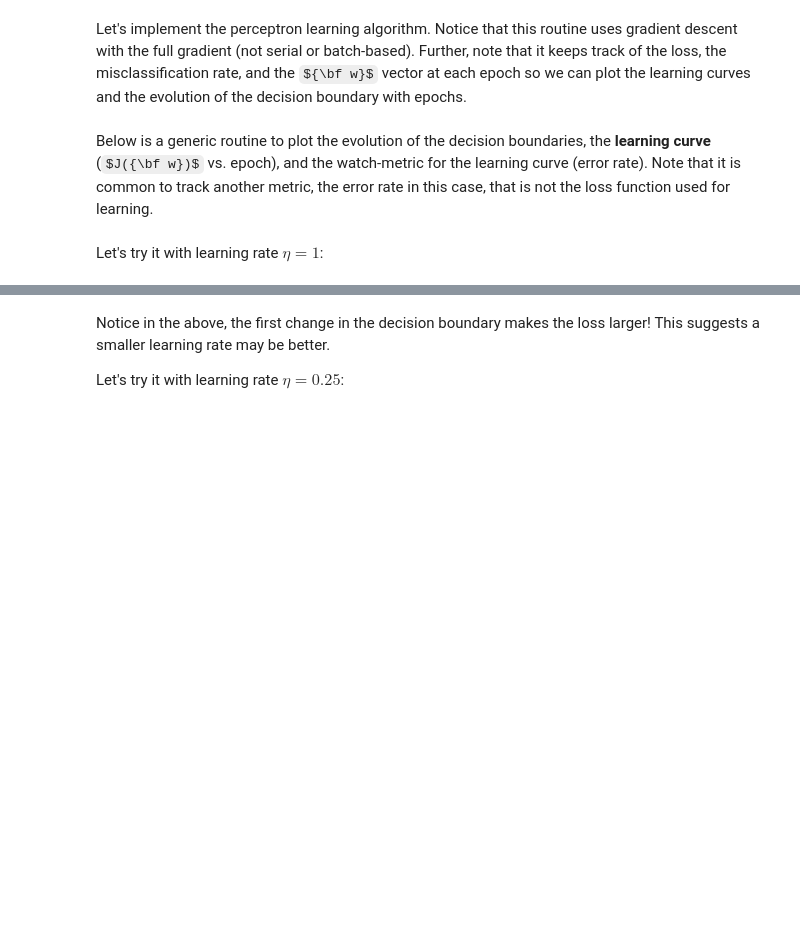
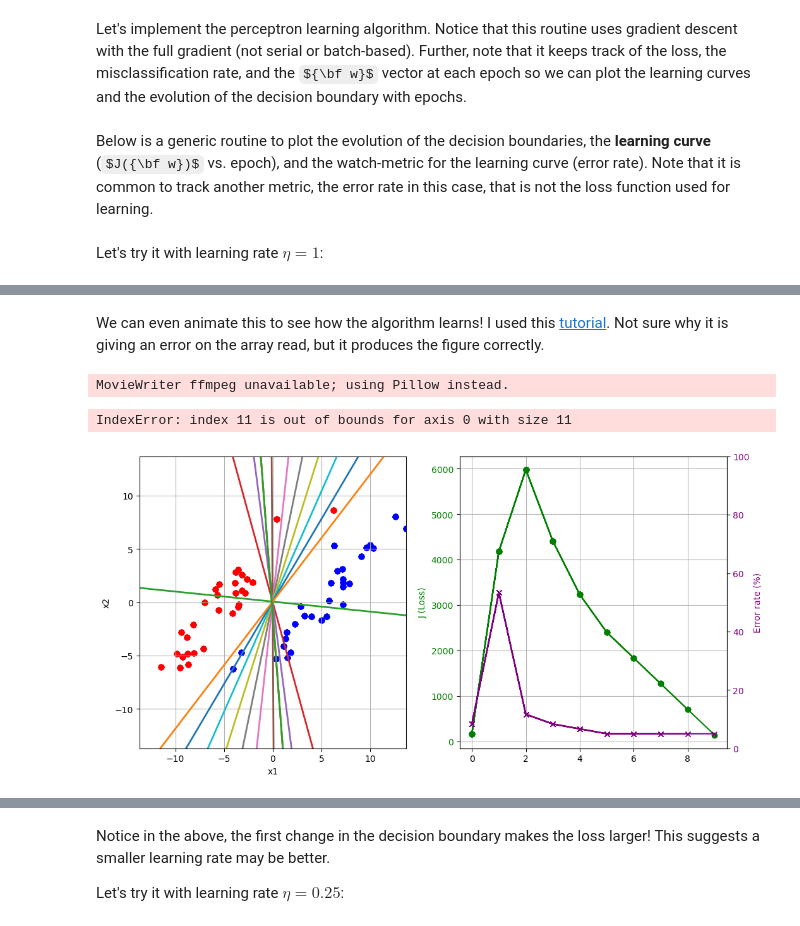
Before and after one commit to keithchugg/ee559_spring2023, a Jupyter notebook: lecture/perceptron_learning.ipynb, the cells around one changed output, grey strips where cells are left out. Saved outputs shown, nothing was run; the diff lists cells and outputs as text; code cells hidden in the pictures; some formulas as TeX source; blank space fills up the shorter version.

Commit message:
added gif for learning.

```diff
--- a/lecture/perceptron_learning.ipynb
+++ b/lecture/perceptron_learning.ipynb
@@ -138,0 +139,51 @@ epoch 11        errors: 0       J: -0.0 w_hat:[-30.60401571 180.48172818 -92.463
+# %% [markdown]
+We can even animate this to see how the algorithm learns!  I used this [tutorial](https://towardsdatascience.com/learn-how-to-create-animated-graphs-in-python-fce780421afe).  Not sure why it is giving an error on the array read, but it produces the figure correctly.
+# %%
+def create_animated_learning(fname):
+    fig_to_animate, ax = plt.subplots(1, 2, sharex=False, figsize=(12, 6))
+    ## scatter plot with deciscion boundaries
+    ax[0].set_xlabel('x1')
+    ax[0].set_ylabel('x2')
+    ax[0].grid(':')
+    LIMIT = np.max(x)
+    ax[0].set_xlim([-LIMIT, LIMIT])
+    ax[0].set_ylim([-LIMIT, LIMIT])
+
+    ## Learning curve
+    ax2 = ax[1].twinx()
+    ax[1].set_ylabel('J (Loss)', color = 'green')
+    ax[1].tick_params(axis ='y', labelcolor = 'green')
+    ax2.set_ylabel('Error rate (%)', color = 'purple')
+    ax2.tick_params(axis ='y', labelcolor = 'purple')
+    # ax2.set_ylabel('error rate (%)')
+    ax2.set_ylim([0,100])
+    ax[1].grid(':')
+
+    def animate_plot(epoch):
+        w_hat = w_hats[epoch]
+        x_1 = x[labels==1]
+        x_2 = x[labels==2]
+
+        ## scatter plot with deciscion boundaries
+        LIMIT = np.max(x)
+        x_plot = np.arange(-1 * LIMIT, LIMIT, 0.01)
+        ax[0].scatter(x_1.T[0], x_1.T[1], fc=(0, 0, 1, 0.5), label='class 1')
+        ax[0].scatter(x_2.T[0], x_2.T[1], fc=(1, 0, 0, 0.5), label='class 2')
+
+        ax[0].plot( x_plot, -1 * ( w_hat[1] *  x_plot  + w_hat[0] ) / w_hat[2], linewidth=2, label=f'epoch {epoch}')
+
+        ## Learning curve
+        epochs = np.arange(epoch)
+        ax[1].plot(epochs, Js[:epoch], marker='o', color='green', label='J (Loss)')
+        # add second y-axis for the metric of error rate: https://pythonguides.com/matplotlib-two-y-axes/
+        ax2.plot(epochs, error_rates[:epoch] * 100, marker='x', color='purple', label='Error Rate')
+
+    import matplotlib.animation as ani
+    animator = ani.FuncAnimation(fig_to_animate, animate_plot, interval = 200)
+    animator.save(fname)
+# %%
+create_animated_learning('img/perceptron1.gif')
+# %% [output]
+MovieWriter ffmpeg unavailable; using Pillow instead.
+IndexError: index 11 is out of bounds for axis 0 with size 11
+[figure, added]
```
Also changed, not shown: parts of 6 cells of this notebook, 1 other file.
